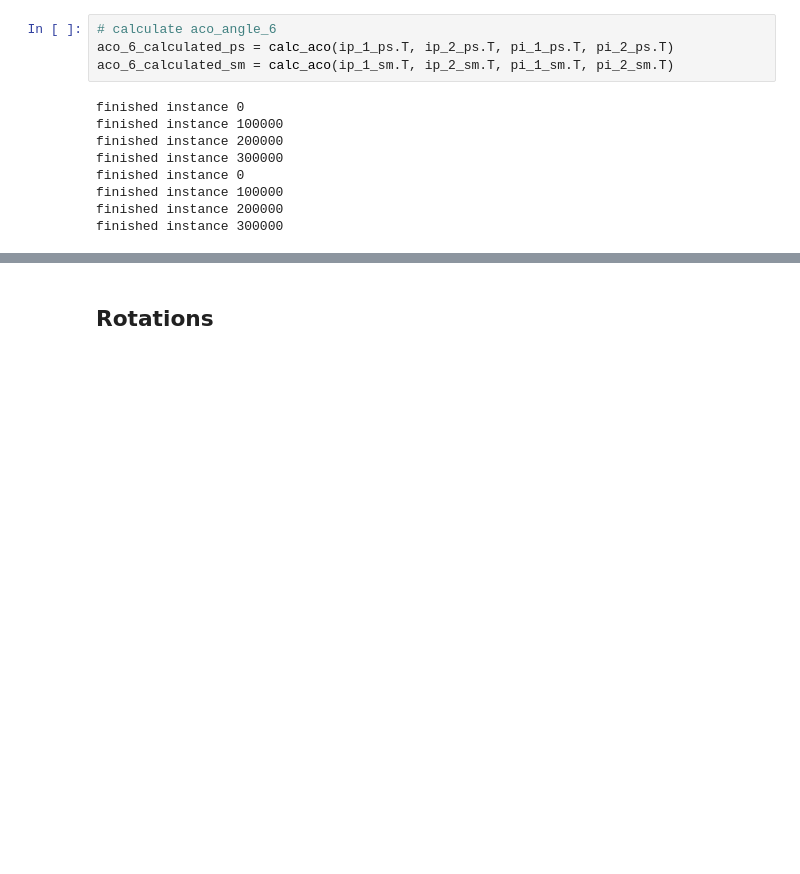
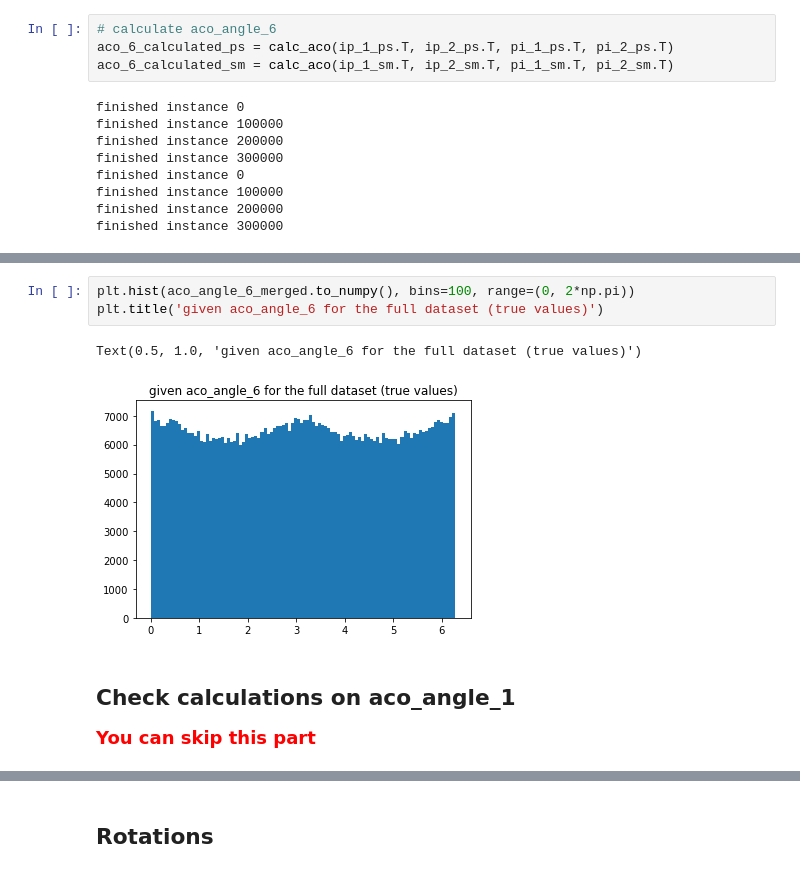
Before and after one commit to stanleyycheung/MSci-Project-HiggsTauTau, a Jupyter notebook: kristof/paper.ipynb, the cells around one changed output, grey strips where cells are left out. Cells and saved outputs as stored; diff of their text form; blank space fills up the shorter version.

```diff
--- a/kristof/paper.ipynb
+++ b/kristof/paper.ipynb
@@ -323,0 +360,10 @@ plot_signal_background(aco_angle_6_ps_df, aco_angle_6_sm_df, 'aco_angle_6', bins
+# %%
+plt.hist(aco_angle_6_merged.to_numpy(), bins=100, range=(0, 2*np.pi))
+plt.title('given aco_angle_6 for the full dataset (true values)')
+# %% [output]
+Text(0.5, 1.0, 'given aco_angle_6 for the full dataset (true values)')
+[figure, added]
+# %% [markdown]
+## Check calculations on aco_angle_1
+
+<font size=4 color='red'>__You can skip this part__</font>
```
Also changed, not shown: parts of 27 cells of this notebook.
